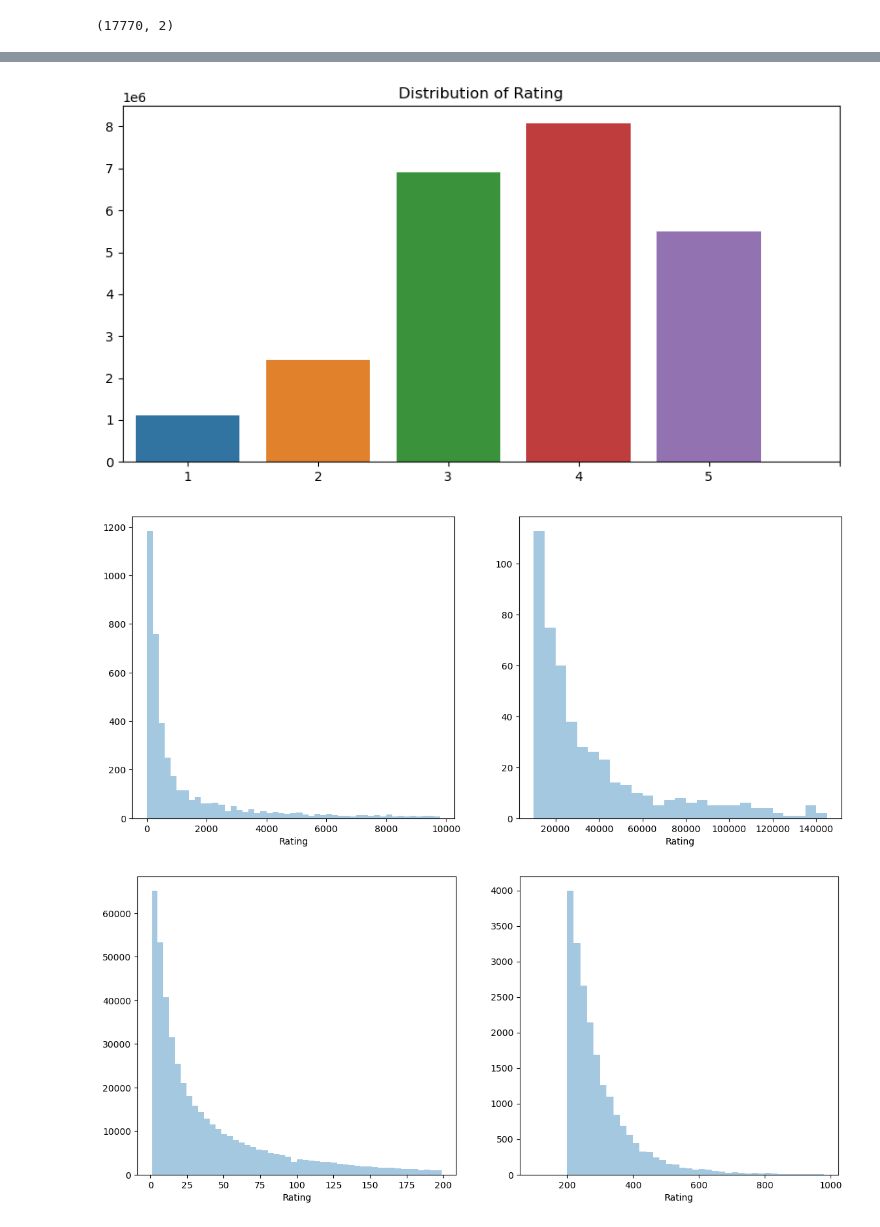
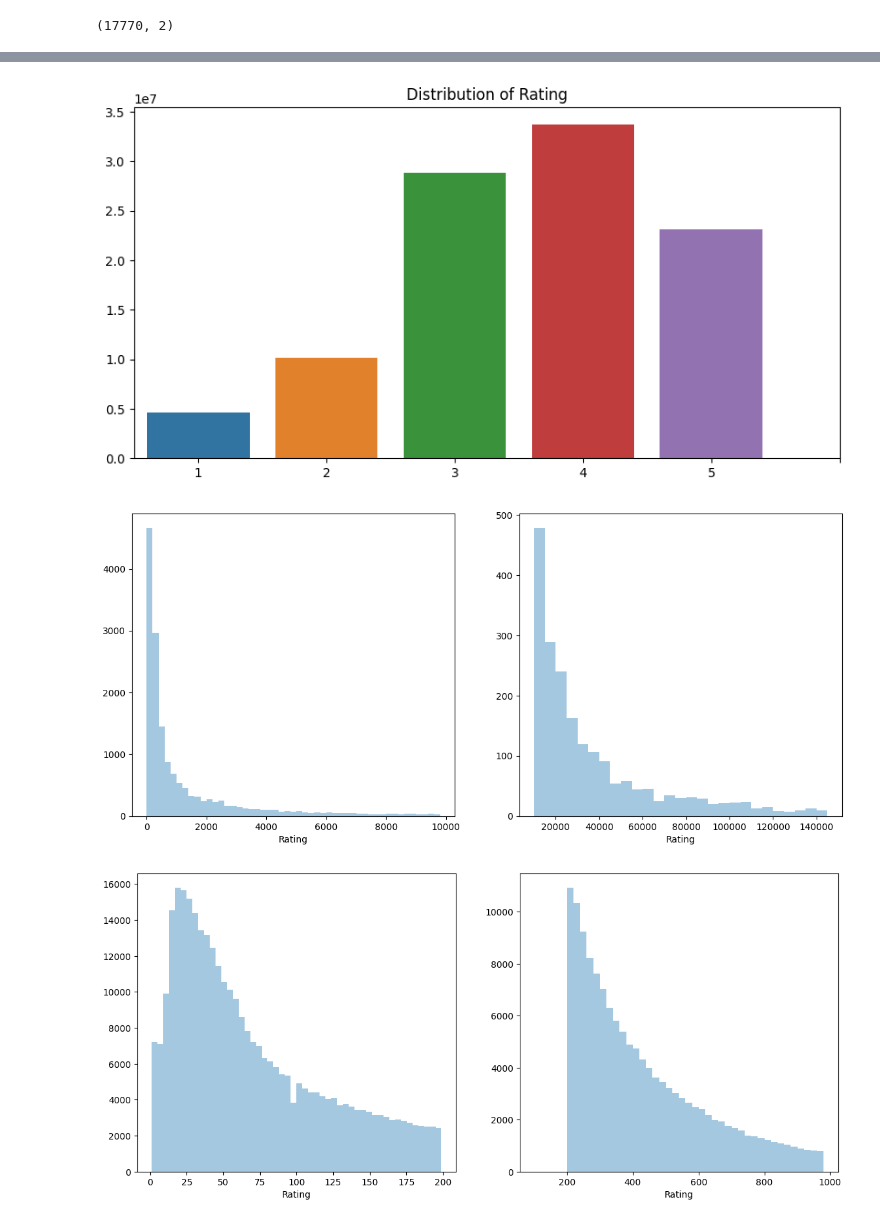
Before and after one commit to marneusz/SNARS-projects, a Jupyter notebook: project13/SNARS_P13.ipynb, the cells around one changed output, grey strips where cells are left out. Cells and saved outputs as stored; diff of their text form; code cells hidden in the pictures.

```diff
--- a/project13/SNARS_P13.ipynb
+++ b/project13/SNARS_P13.ipynb
@@ -241,6 +235,6 @@ ratings = [pd.read_csv(os.path.join(path, f"combined_data_{i}.txt"),
                        header=None,
                        names=["User", "Rating", "Date"],
                        usecols=range(3))
-           for i in range(1, 2)]
+           for i in range(1, 5)]
 # %%
 df_raw = pd.concat(ratings).reset_index(drop=True)
@@ -312,17 +295,17 @@ plt.title("Distribution of Rating")
 
 del fig, ax, data, x, y, xmin, xmax
 # %% [output]
-[figure, old version]
+[figure, new version]
 # %%
 fig, ax = plt.subplots(1, 2, figsize=(14, 6))
 
 data = df.groupby('Movie')['Rating'].count()
 sns.distplot(data[data  < 10000], kde=False, ax=ax[0], bins=[i for i in range(0,10000,200)]);
 sns.distplot(data[data  > 10000], kde=False, ax=ax[1], bins=[i for i in range(10000,150000,5000)]);
 
-del fig, ax, data
+del fig, ax
 # %% [output]
-[figure, old version]
+[figure, new version]
 # %%
 fig, ax = plt.subplots(1, 2, figsize=(14, 6))
 
@@ -332,4 +315,4 @@ sns.distplot(data[data  > 200], kde=False, ax=ax[1], bins=[i for i in range(100,
 
 del fig, ax, data
 # %% [output]
-[figure, old version]
+[figure, new version]
```
Also changed, not shown: parts of 11 cells of this notebook.
